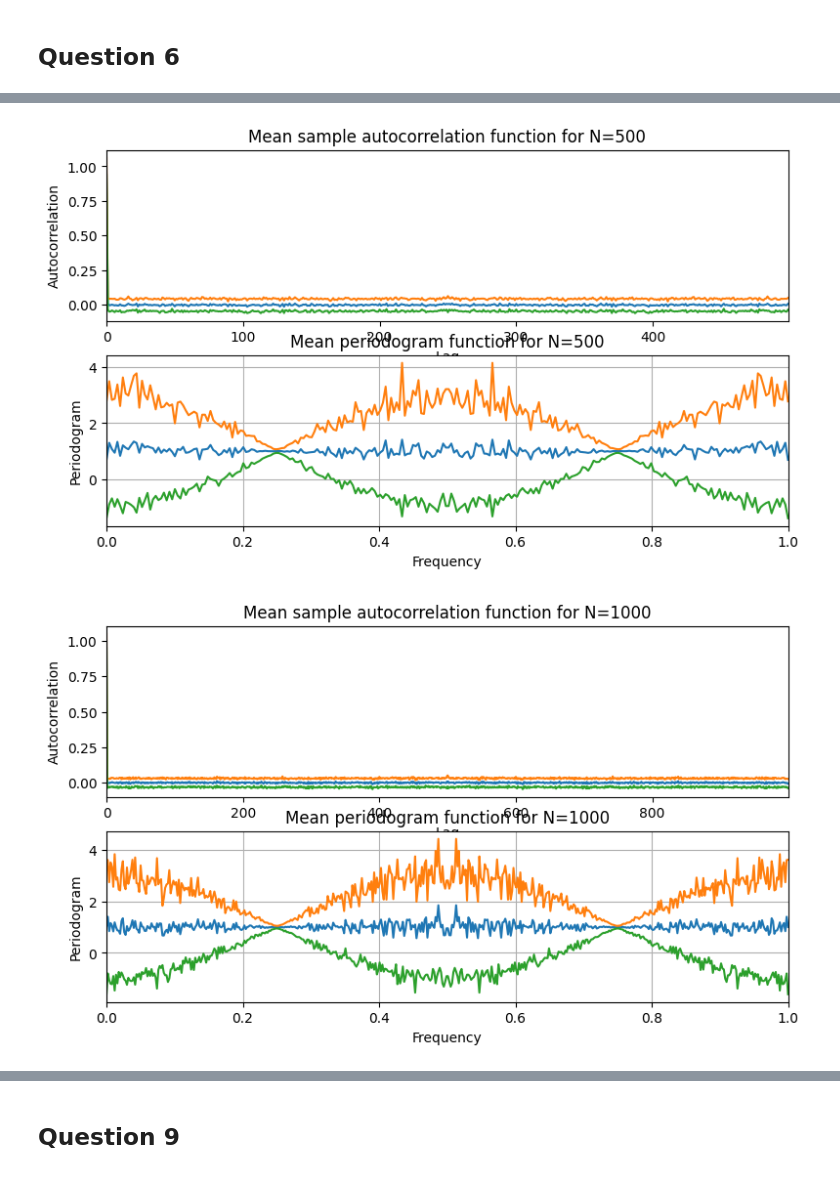
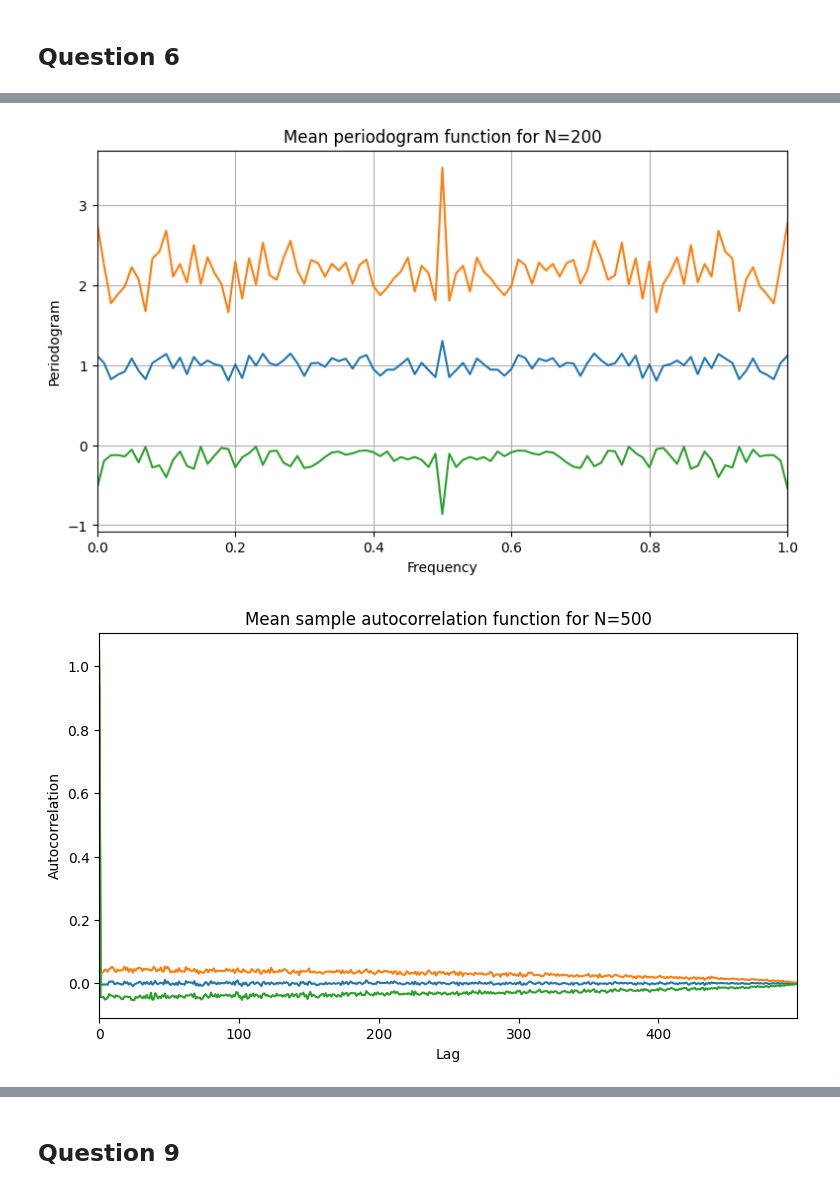
Before and after one commit to hallelujahylefay/time_series_mva_2023_2024, a Jupyter notebook: Assignment 1 - ML for TS (MVA 2023-2024)/Assignment 1 - ML for TS (MVA 23-24).ipynb, the cells around one changed output, grey strips where cells are left out. Drawn from its saved outputs; the diff is of its cells as text; code cells hidden in the pictures.

```diff
--- a/Assignment 1 - ML for TS (MVA 2023-2024)/Assignment 1 - ML for TS (MVA 23-24).ipynb
+++ b/Assignment 1 - ML for TS (MVA 2023-2024)/Assignment 1 - ML for TS (MVA 23-24).ipynb
@@ -38,7 +38,7 @@ def gaussian_whitenoise(sampling_freq=1, n_freqs=200, n_samples=100, std=1):
     :return: (gaussian, freqs)
     """
     gaussian = std * np.random.randn(n_samples, n_freqs)  # shape (n_trials, n_freqs)
-    freqs = np.linspace(0, sampling_freq, n_freqs // 2)
+    freqs = np.linspace(0, sampling_freq, n_freqs // 2 + 1)
     return gaussian, freqs
 
 
@@ -48,7 +48,8 @@ def sample_autocorrelation(signals, lags):
     :param lag: lag
     :return: autocorrelation
     """
-    sample_autocorrelations = np.array([np.mean(np.roll(signals, lag, axis=-1) * signals, axis=-1) for lag in lags]).T
+    sample_autocorrelations = np.array([np.sum(np.roll(signals, lag, axis=-1)[...,:-lag] * signals[...,:-lag], axis=-1)/signals.shape[-1] if lag != 0 else np.mean(signals**2, axis=-1) for lag in lags ]).T
+    #np.array([np.mean(np.roll(signals, lag, axis=-1) * signals, axis=-1) for lag in lags]).T
     return sample_autocorrelations
 
 
@@ -74,7 +75,8 @@ def periodogram(sample_autocorrelations, freqs, sampling_freq=1):
 
 Ns = [200, 500, 1000]
 for N in Ns:
-    fig, axs = fig_ax(figsize=(9, 5), subplot=2)
+    fig, ax = fig_ax(figsize=(9, 5))
+    fig2, ax2 = fig_ax(figsize=(9, 5))
     gaussian_whitenoises, freqs = gaussian_whitenoise(n_freqs=N)
     lags = np.arange(0, N)
     sample_autocorrelations = sample_autocorrelation(gaussian_whitenoises, lags)
@@ -85,18 +87,20 @@ for N in Ns:
     mean_periodogram = np.mean(periodograms, axis=0)
     std_periodogram = np.std(periodograms, axis=0)
 
-    axs[0].plot(lags, mean_sample_autocorrelations)
-    axs[0].plot(lags, mean_sample_autocorrelations + std_sample_autocorrelations)
-    axs[0].plot(lags, mean_sample_autocorrelations - std_sample_autocorrelations)
-    axs[0].set_title(f"Mean sample autocorrelation function for N={N}")
-    axs[0].set_xlabel("Lag")
-    axs[0].set_ylabel("Autocorrelation")
+    ax.plot(lags, mean_sample_autocorrelations)
+    ax.plot(lags, mean_sample_autocorrelations + std_sample_autocorrelations)
+    ax.plot(lags, mean_sample_autocorrelations - std_sample_autocorrelations)
+    ax.set_title(f"Mean sample autocorrelation function for N={N}")
+    ax.set_xlabel("Lag")
+    ax.set_ylabel("Autocorrelation")
+    fig.savefig(f"mean_sample_autocorrelation_N={N}.png")
 
-    axs[1].set_title(f"Mean periodogram function for N={N}")
-    axs[1].set_xlabel("Frequency")
-    axs[1].set_ylabel("Periodogram")
-    axs[1].plot(freqs, mean_periodogram)
-    axs[1].plot(freqs, mean_periodogram + std_periodogram)
-    axs[1].plot(freqs, mean_periodogram - std_periodogram)
-    axs[1].grid()
+    ax2.set_title(f"Mean periodogram function for N={N}")
+    ax2.set_xlabel("Frequency")
+    ax2.set_ylabel("Periodogram")
+    ax2.plot(freqs, mean_periodogram)
+    ax2.plot(freqs, mean_periodogram + std_periodogram)
+    ax2.plot(freqs, mean_periodogram - std_periodogram)
+    ax2.grid()
+    fig2.savefig(f"mean_periodogram_N={N}.png")
 # %% [output]
@@ -104,2 +108,2 @@ for N in Ns:
-[figure, old version]
+[figure, new version]
-[figure, old version]
+[figure, new version]
```
Also changed, not shown: parts of 5 cells of this notebook, 10 other files.
